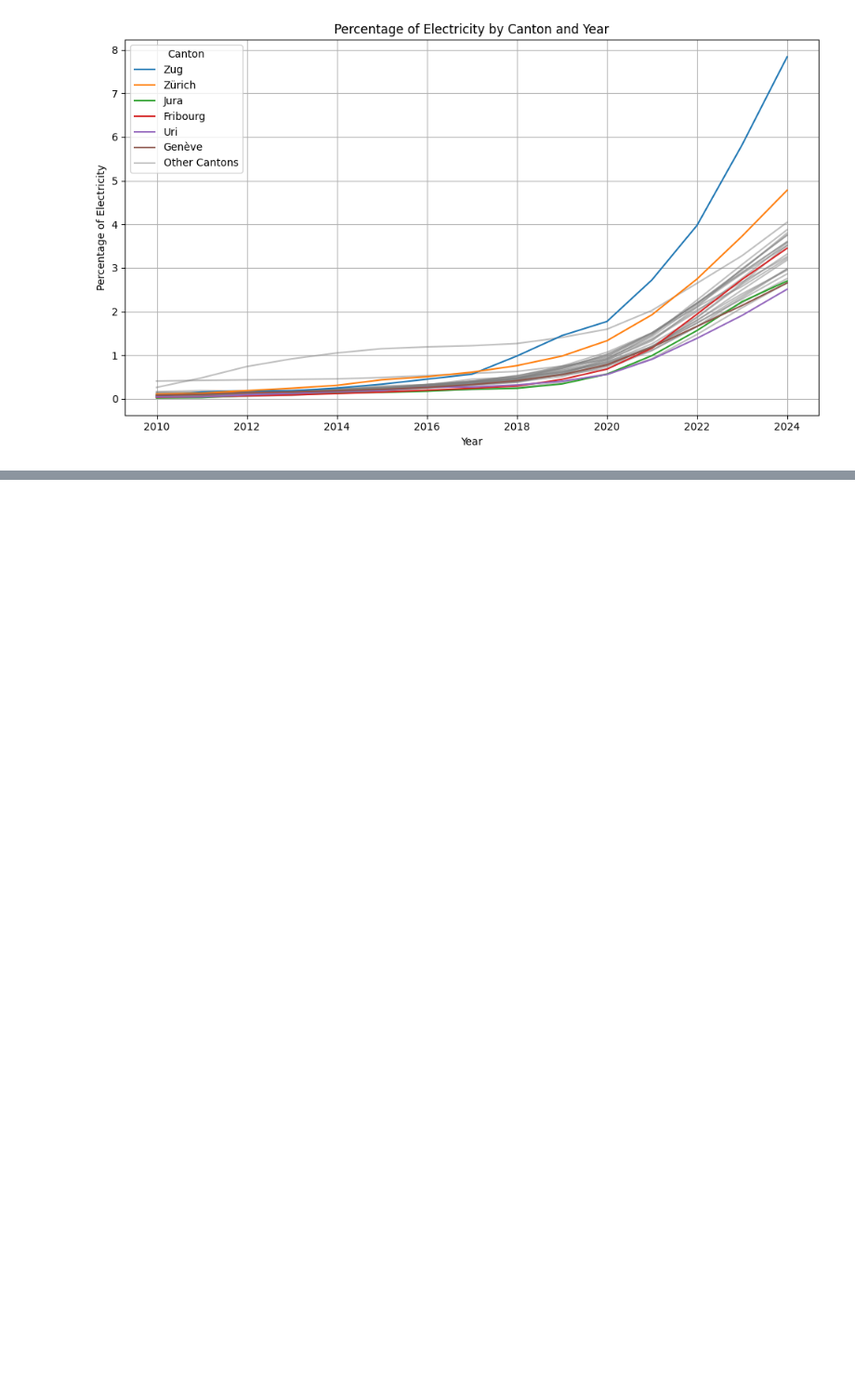
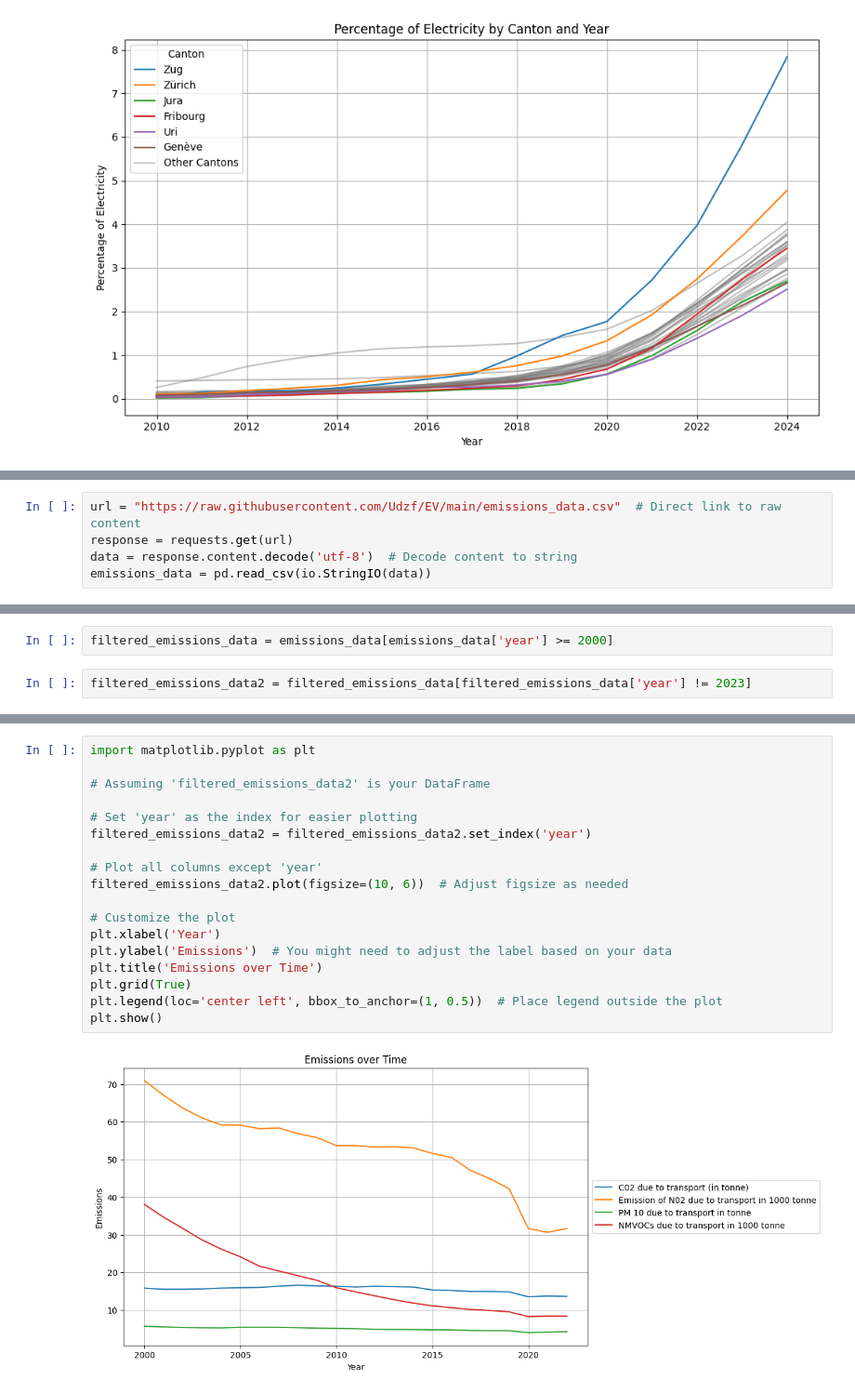
Before and after one commit to omarabbassi/EV, a Jupyter notebook: Fuel_type_in_Switzerland.ipynb, the cells around one changed output, grey strips where cells are left out. Shown at 93% size. Drawn from its saved outputs; the diff is of its cells as text; blank space fills up the shorter version.

```diff
--- a/Fuel_type_in_Switzerland.ipynb
+++ b/Fuel_type_in_Switzerland.ipynb
@@ -665,0 +601,5 @@ False
+# %%
+url = "https://raw.githubusercontent.com/Udzf/EV/main/emissions_data.csv"  # Direct link to raw content
+response = requests.get(url)
+data = response.content.decode('utf-8')  # Decode content to string
+emissions_data = pd.read_csv(io.StringIO(data))
@@ -665,0 +629,4 @@ False
+# %%
+filtered_emissions_data = emissions_data[emissions_data['year'] >= 2000]
+# %%
+filtered_emissions_data2 = filtered_emissions_data[filtered_emissions_data['year'] != 2023]
@@ -665,0 +653,20 @@ False
+# %%
+import matplotlib.pyplot as plt
+
+# Assuming 'filtered_emissions_data2' is your DataFrame
+
+# Set 'year' as the index for easier plotting
+filtered_emissions_data2 = filtered_emissions_data2.set_index('year')
+
+# Plot all columns except 'year'
+filtered_emissions_data2.plot(figsize=(10, 6))  # Adjust figsize as needed
+
+# Customize the plot
+plt.xlabel('Year')
+plt.ylabel('Emissions')  # You might need to adjust the label based on your data
+plt.title('Emissions over Time')
+plt.grid(True)
+plt.legend(loc='center left', bbox_to_anchor=(1, 0.5))  # Place legend outside the plot
+plt.show()
+# %% [output]
+[figure, added]
```
Also changed, not shown: parts of 19 cells of this notebook.
